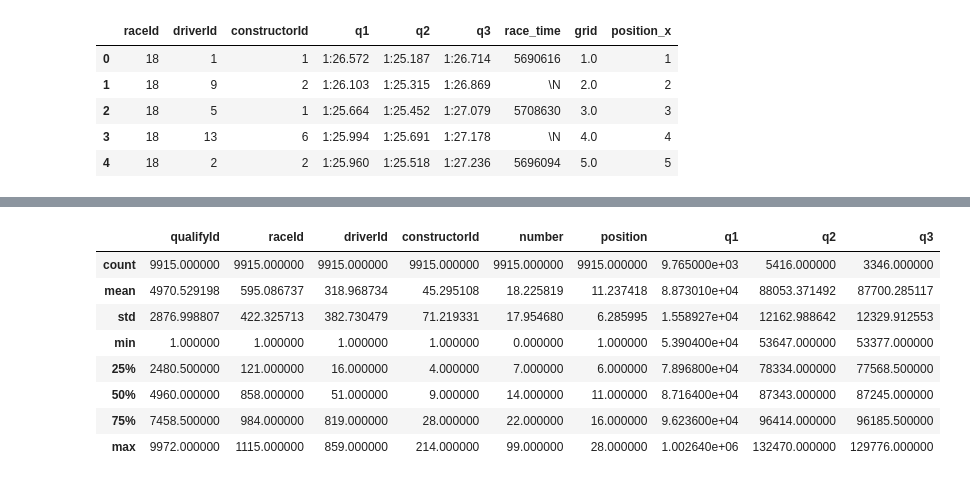
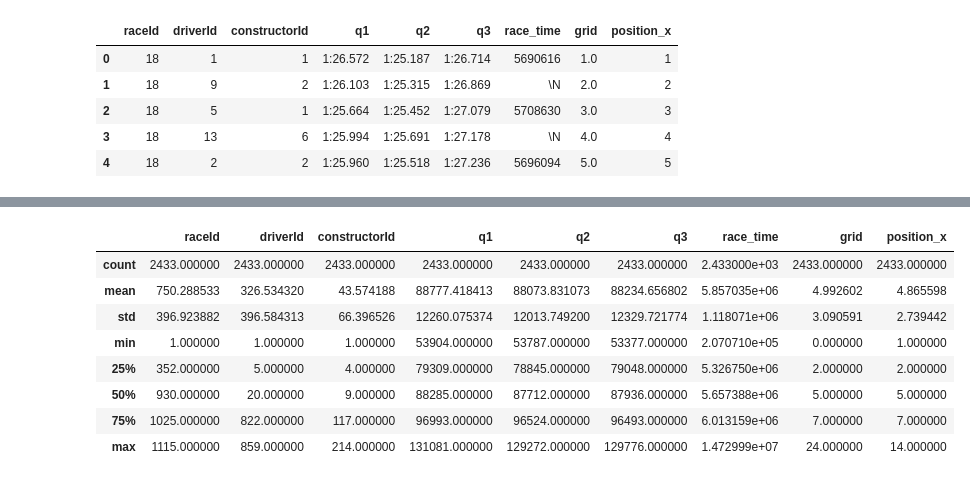
Before and after one commit to MacBeth-M/Capstone, a Jupyter notebook: Qualifying.ipynb, the cells around one changed output, grey strips where cells are left out. Drawn from its saved outputs; the diff is of its cells as text; code cells hidden in the pictures.

```diff
--- a/Qualifying.ipynb
+++ b/Qualifying.ipynb
@@ -38,9 +38,9 @@ my_quali.head()
 # %%
 # retain only the columns we need
 selected_columns = ['raceId', 'driverId', 'constructorId', 'q1', 'q2', 'q3', 'race_time', 'grid', 'position_x']
-my_quali2 = my_quali[selected_columns]
+quali = my_quali[selected_columns]
 
-my_quali2.head()
+quali.head()
 # %% [output]
 |  | raceId | driverId | constructorId | q1 | q2 | q3 | race_time | grid | position_x |
 | 0 | 18 | 1 | 1 | 1:26.572 | 1:25.187 | 1:26.714 | 5690616 | 1.0 | 1 |
@@ -50,7 +50,9 @@ my_quali2.head()
 | 4 | 18 | 2 | 2 | 1:25.960 | 1:25.518 | 1:27.236 | 5696094 | 5.0 | 5 |
 # %%
 # remove missing values
-my_quali2.replace('\\N', np.nan, inplace=True)
-my_quali2.dropna(inplace=True)
-my_quali2.head()
+quali = quali.copy()
+
+quali.replace('\\N', np.nan, inplace=True)
+quali.dropna(inplace=True)
+quali.head()
 # %% [output]
@@ -87,10 +81,10 @@ def time_format(time_str):
     return total_milliseconds
 # %%
 # Convert columns to milliseconds
-my_quali2.loc[:, 'q1'] = my_quali2['q1'].apply(time_format)
-my_quali2.loc[:, 'q2'] = my_quali2['q2'].apply(time_format)
-my_quali2.loc[:, 'q3'] = my_quali2['q3'].apply(time_format)
+quali['q1'] = quali['q1'].apply(time_format)
+quali['q2'] = quali['q2'].apply(time_format)
+quali['q3'] = quali['q3'].apply(time_format)
 
-my_quali2.head()
+quali.head()
 # %% [output]
 |  | raceId | driverId | constructorId | q1 | q2 | q3 | race_time | grid | position_x |
@@ -110,0 +96,4 @@ result = plot_histograms(qualifying, exclude_columns=['raceId', 'driverId', 'qua
+# %%
+print(quali['race_time'].dtype)
+quali['race_time'] = quali['race_time'].astype(int)
+print(quali['race_time'].dtype)
@@ -111,12 +114,12 @@ result = plot_histograms(qualifying, exclude_columns=['raceId', 'driverId', 'qua
 # %%
-qualifying.describe()
+quali.describe()
 # %% [output]
-|  | qualifyId | raceId | driverId | constructorId | number | position | q1 | q2 | q3 |
-| count | 9915.000000 | 9915.000000 | 9915.000000 | 9915.000000 | 9915.000000 | 9915.000000 | 9.765000e+03 | 5416.000000 | 3346.000000 |
-| mean | 4970.529198 | 595.086737 | 318.968734 | 45.295108 | 18.225819 | 11.237418 | 8.873010e+04 | 88053.371492 | 87700.285117 |
-| std | 2876.998807 | 422.325713 | 382.730479 | 71.219331 | 17.954680 | 6.285995 | 1.558927e+04 | 12162.988642 | 12329.912553 |
-| min | 1.000000 | 1.000000 | 1.000000 | 1.000000 | 0.000000 | 1.000000 | 5.390400e+04 | 53647.000000 | 53377.000000 |
-| 25% | 2480.500000 | 121.000000 | 16.000000 | 4.000000 | 7.000000 | 6.000000 | 7.896800e+04 | 78334.000000 | 77568.500000 |
-| 50% | 4960.000000 | 858.000000 | 51.000000 | 9.000000 | 14.000000 | 11.000000 | 8.716400e+04 | 87343.000000 | 87245.000000 |
-| 75% | 7458.500000 | 984.000000 | 819.000000 | 28.000000 | 22.000000 | 16.000000 | 9.623600e+04 | 96414.000000 | 96185.500000 |
-| max | 9972.000000 | 1115.000000 | 859.000000 | 214.000000 | 99.000000 | 28.000000 | 1.002640e+06 | 132470.000000 | 129776.000000 |
+|  | raceId | driverId | constructorId | q1 | q2 | q3 | race_time | grid | position_x |
+| count | 2433.000000 | 2433.000000 | 2433.000000 | 2433.000000 | 2433.000000 | 2433.000000 | 2.433000e+03 | 2433.000000 | 2433.000000 |
+| mean | 750.288533 | 326.534320 | 43.574188 | 88777.418413 | 88073.831073 | 88234.656802 | 5.857035e+06 | 4.992602 | 4.865598 |
+| std | 396.923882 | 396.584313 | 66.396526 | 12260.075374 | 12013.749200 | 12329.721774 | 1.118071e+06 | 3.090591 | 2.739442 |
+| min | 1.000000 | 1.000000 | 1.000000 | 53904.000000 | 53787.000000 | 53377.000000 | 2.070710e+05 | 0.000000 | 1.000000 |
+| 25% | 352.000000 | 5.000000 | 4.000000 | 79309.000000 | 78845.000000 | 79048.000000 | 5.326750e+06 | 2.000000 | 2.000000 |
+| 50% | 930.000000 | 20.000000 | 9.000000 | 88285.000000 | 87712.000000 | 87936.000000 | 5.657388e+06 | 5.000000 | 5.000000 |
+| 75% | 1025.000000 | 822.000000 | 117.000000 | 96993.000000 | 96524.000000 | 96493.000000 | 6.013159e+06 | 7.000000 | 7.000000 |
+| max | 1115.000000 | 859.000000 | 214.000000 | 131081.000000 | 129272.000000 | 129776.000000 | 1.472999e+07 | 24.000000 | 14.000000 |
```
Also changed, not shown: parts of 7 cells of this notebook, 1 other file.
